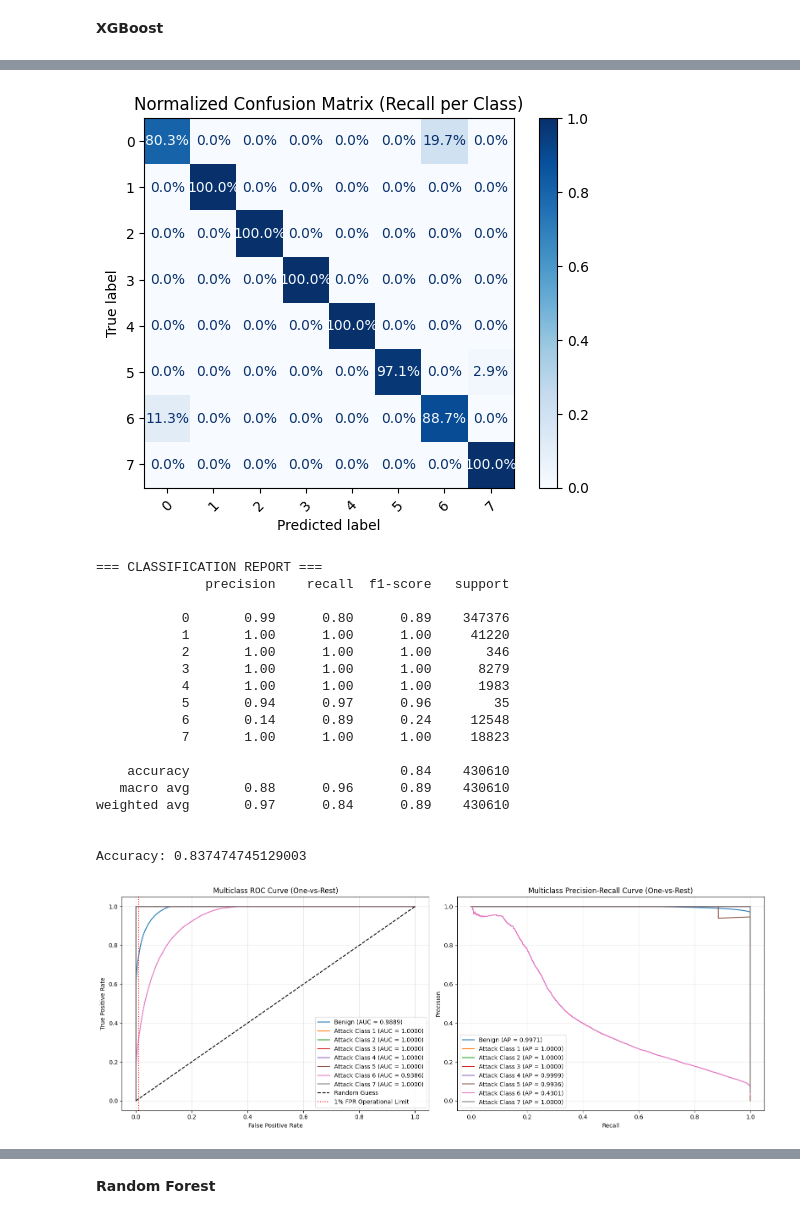
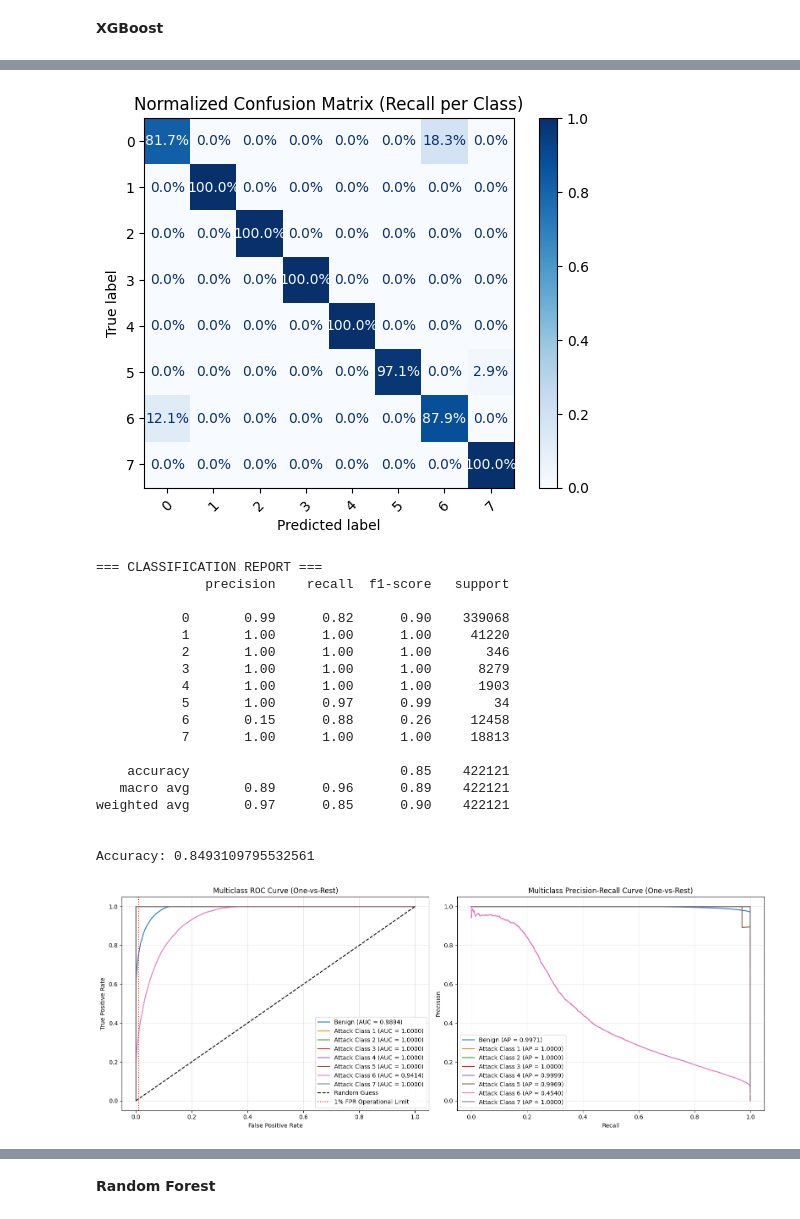
Before and after one commit to Axton-Industries/IDS-based-on-machine-learning-techniques, a Jupyter notebook: notebooks/05_modeling.ipynb, the cells around one changed output, grey strips where cells are left out. Cells and saved outputs as stored; diff of their text form; code cells hidden in the pictures.

```diff
--- a/notebooks/05_modeling.ipynb
+++ b/notebooks/05_modeling.ipynb
@@ -547,6 +547,6 @@ log_Bwd Pkt Len Mean          0.932954
 **XGBoost**
 # %%
 warnings.filterwarnings("ignore") # Omit warning in memory usage
-best_params = tune_xgboost_multiclass(X_tr, y_tr, n_trials=10)
+best_params = tune_xgboost_multiclass(X_tr, y_tr, n_trials=15)
 print(best_params)
 # %% [output]
@@ -567,7 +567,7 @@ base_model = XGBClassifier(
     verbosity=0,                # eliminates device mismatch warning logs
     random_state=42,
     n_jobs=-1,
-    n_estimators=1000           # important for early stopping stability
+    n_estimators=2000           # important for early stopping stability
 )
 
 # Fitting the model
@@ -610,6 +610,6 @@ XGBClassifier(base_score=None, booster=None, callbacks=None,
               num_parallel_tree=None, ...)
 # %%
 # EVALUATION
-evaluate_multiclass(base_model, X_test, y_test, benign_threshold=0.5)
+evaluate_multiclass(base_model, X_test, y_test)
 # %% [output]
 === CONFUSION MATRIX ===
@@ -624,23 +624,23 @@ evaluate_multiclass(base_model, X_test, y_test, benign_threshold=0.5)
 [figure]
 === CLASSIFICATION REPORT ===
               precision    recall  f1-score   support
 
-           0       0.99      0.80      0.89    347376
+           0       0.99      0.82      0.90    339068
            1       1.00      1.00      1.00     41220
            2       1.00      1.00      1.00       346
            3       1.00      1.00      1.00      8279
-           4       1.00      1.00      1.00      1983
-           5       0.94      0.97      0.96        35
-           6       0.14      0.89      0.24     12548
-           7       1.00      1.00      1.00     18823
+           4       1.00      1.00      1.00      1903
+           5       1.00      0.97      0.99        34
+           6       0.15      0.88      0.26     12458
+           7       1.00      1.00      1.00     18813
 
-    accuracy                           0.84    430610
-   macro avg       0.88      0.96      0.89    430610
-weighted avg       0.97      0.84      0.89    430610
+    accuracy                           0.85    422121
+   macro avg       0.89      0.96      0.89    422121
+weighted avg       0.97      0.85      0.90    422121
 
 
-Accuracy: 0.837474745129003
+Accuracy: 0.8493109795532561
-[figure, old version]
+[figure, new version]
 # %%
 # FEATURE IMPORTANCE
 print_feature_importance(columns, base_model.feature_importances_)
```
Also changed, not shown: parts of 23 cells of this notebook, 3 other files.
